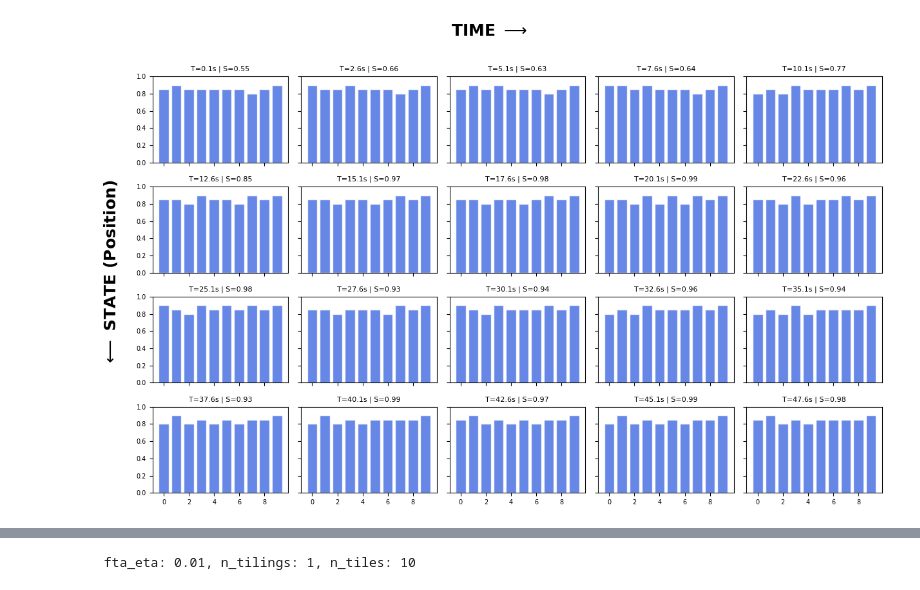
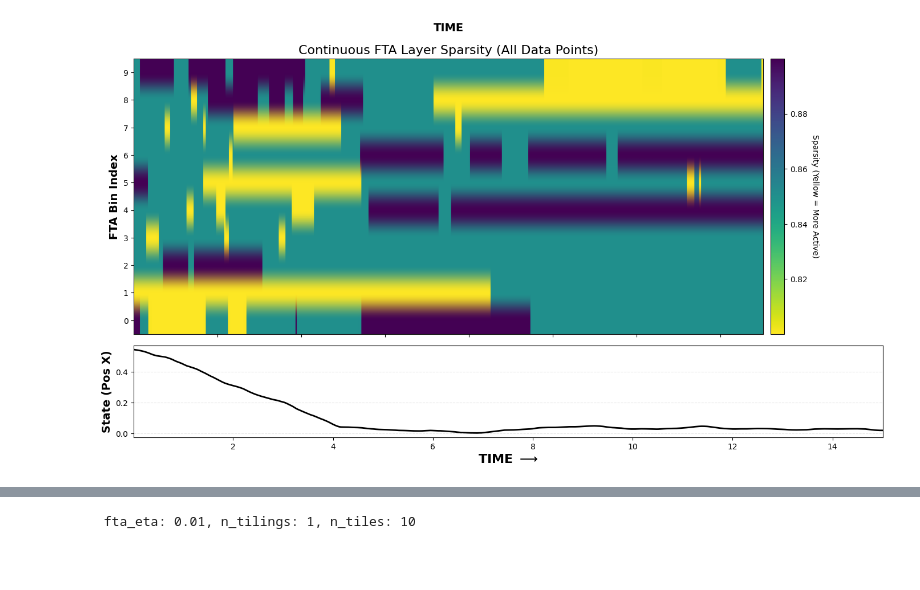
Before and after one commit to jadkins99/RatInABox, a Jupyter notebook: neuro_rl/sparsity.ipynb, the cells around one changed output, grey strips where cells are left out. Saved outputs shown, nothing was run; the diff lists cells and outputs as text; code cells hidden in the pictures; blank space fills up the shorter version.

```diff
--- a/neuro_rl/sparsity.ipynb
+++ b/neuro_rl/sparsity.ipynb
@@ -441,6 +398,4 @@ def plot_fta_snapshot_grid(all_episode_bins_sparsity, all_episode_time, all_epis
 # Usage:
 # snapshot_interval=20 will show a plot every 20 steps.
 # Decrease this to see more detail, increase to see less.
-plot_fta_snapshot_grid(all_episode_bins_sparsity, all_episode_time, all_episodes_state, snapshot_interval=25)
+# plot_fta_snapshot_grid(all_episode_bins_sparsity, all_episode_time, all_episodes_state, snapshot_interval=25)
-# %% [output]
-[figure, removed]
@@ -471,0 +402,44 @@ def plot_sparsity_hist_for_1x1_grid(states, fta_sparsity, show=True):
+# %%
+def plot_continuous_fta_spectrogram(all_episode_bins_sparsity, all_episode_time, all_episodes_state, ep_idx=0):
+    # 1. Data Prep
+    # bins_data shape: (10, Timesteps) - we transpose to put bins on Y-axis
+    bins_data = np.array(all_episode_bins_sparsity[ep_idx]).T
+    times = np.array(all_episode_time[ep_idx])
+    states = np.array(all_episodes_state[ep_idx])[:, 0] # X-position
+
+    # 2. Create Figure
+    fig, (ax1, ax2) = plt.subplots(2, 1, figsize=(14, 8), sharex=True,
+                                   gridspec_kw={'height_ratios': [3, 1]})
+
+    # --- Top Plot: FTA Bin Sparsity Heatmap ---
+    # This is "All Data" - every bin, every timestep
+    im = ax1.imshow(bins_data, aspect='auto', origin='lower',
+                   extent=[times.min(), times.max(), -0.5, 9.5],
+                   cmap='viridis_r') # reversed viridis: yellow = active
+
+    ax1.set_ylabel("FTA Bin Index", fontsize=14, fontweight='bold')
+    ax1.set_yticks(range(10))
+    ax1.set_title("Continuous FTA Layer Sparsity (All Data Points)", fontsize=16)
+
+    # Add a colorbar
+    cbar = fig.colorbar(im, ax=ax1, pad=0.01)
+    cbar.set_label('Sparsity (Yellow = More Active)', rotation=270, labelpad=15)
+
+    # --- Bottom Plot: Agent State ---
+    ax2.plot(times, states, color='black', lw=2, label='Agent X-Pos')
+    ax2.set_ylabel("State (Pos X)", fontsize=14, fontweight='bold')
+    ax2.set_xlabel("TIME $\longrightarrow$", fontsize=16, fontweight='bold')
+    ax2.grid(axis='y', linestyle='--', alpha=0.3)
+
+    # Styling to match your reference arrows
+    ax1.annotate('', xy=(times.max(), 10), xytext=(times.min(), 10),
+                 arrowprops=dict(arrowstyle='->', lw=2, color='black'), clip_on=False)
+    ax1.text(np.mean(times), 10.5, "TIME", ha='center', fontweight='bold', fontsize=14)
+
+    plt.tight_layout()
+    plt.show()
+
+# Execution
+# plot_continuous_fta_spectrogram(all_episode_bins_sparsity, all_episode_time, all_episodes_state)
+# %% [output]
+[figure, added]
```
Also changed, not shown: parts of 13 cells of this notebook.
